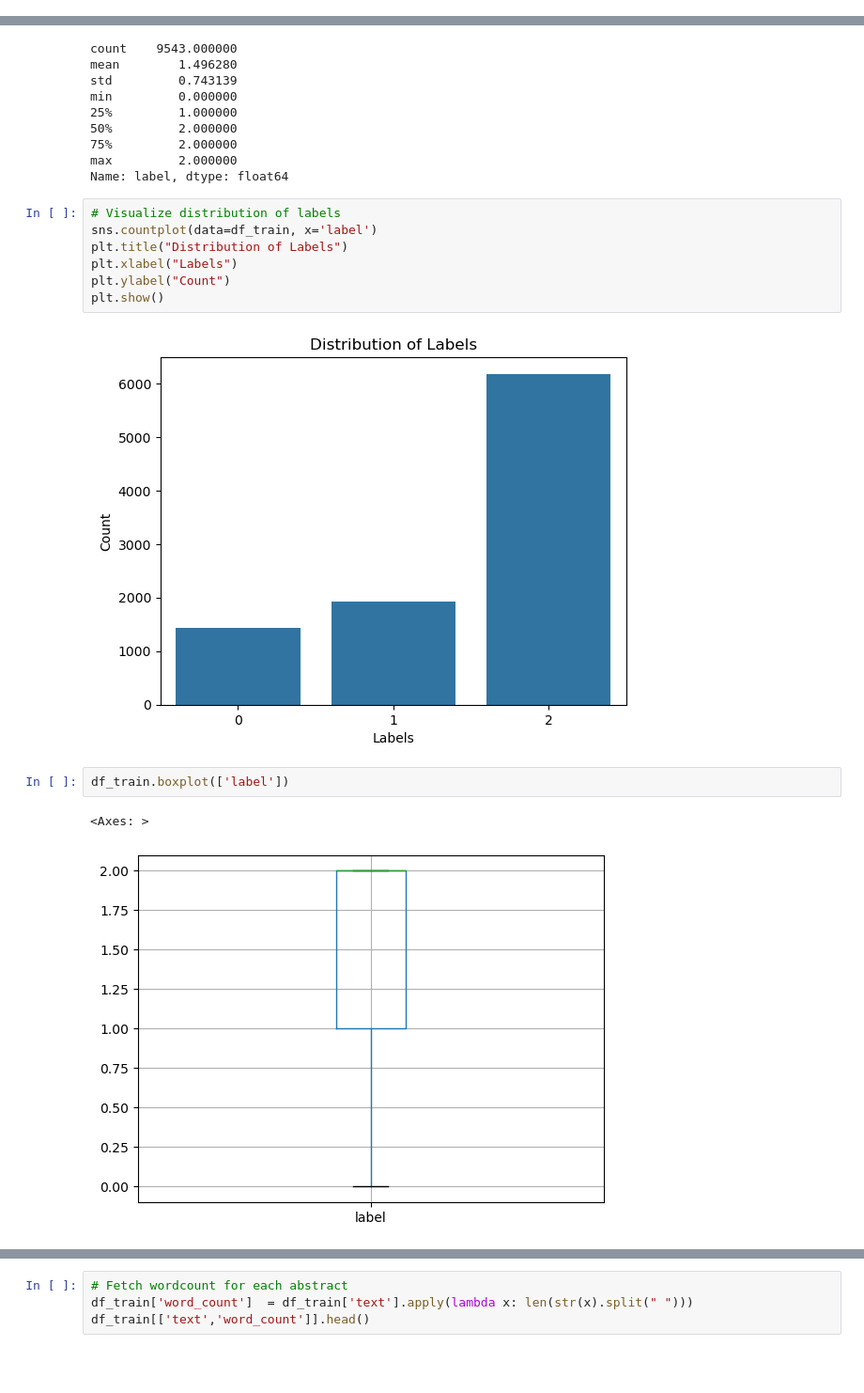
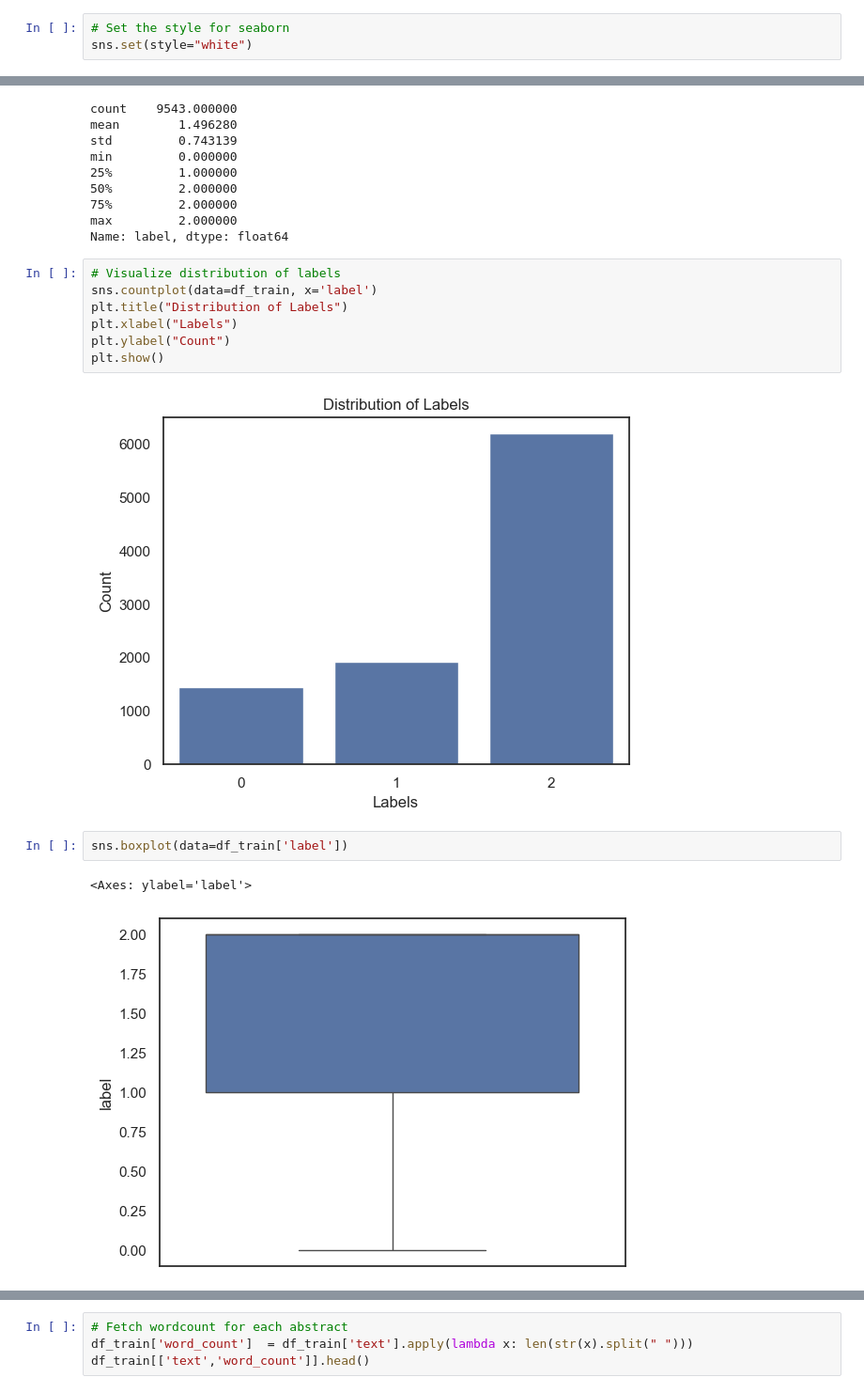
Before and after one commit to RubenCMarques/Text-Mining-Project, a Jupyter notebook: Notebooks/chloe_workspace.ipynb, the cells around one changed output, grey strips where cells are left out. Shown at 94% size. Cells and saved outputs as stored; diff of their text form; blank space fills up the shorter version.

```diff
--- a/Notebooks/chloe_workspace.ipynb
+++ b/Notebooks/chloe_workspace.ipynb
@@ -9,4 +18,7 @@ from wordcloud import WordCloud
 import re
 from collections import Counter
 from sklearn.feature_extraction.text import CountVectorizer, TfidfVectorizer
+# %%
+# Set the style for seaborn
+sns.set(style="white")
 # %%
@@ -67,9 +101,9 @@ plt.xlabel("Labels")
 plt.ylabel("Count")
 plt.show()
 # %% [output]
-[figure, old version]
+[figure, new version]
 # %%
-df_train.boxplot(['label'])
+sns.boxplot(data=df_train['label'])
 # %% [output]
-<Axes: >
+<Axes: ylabel='label'>
-[figure, old version]
+[figure, new version]
```
Also changed, not shown: parts of 40 cells of this notebook.
